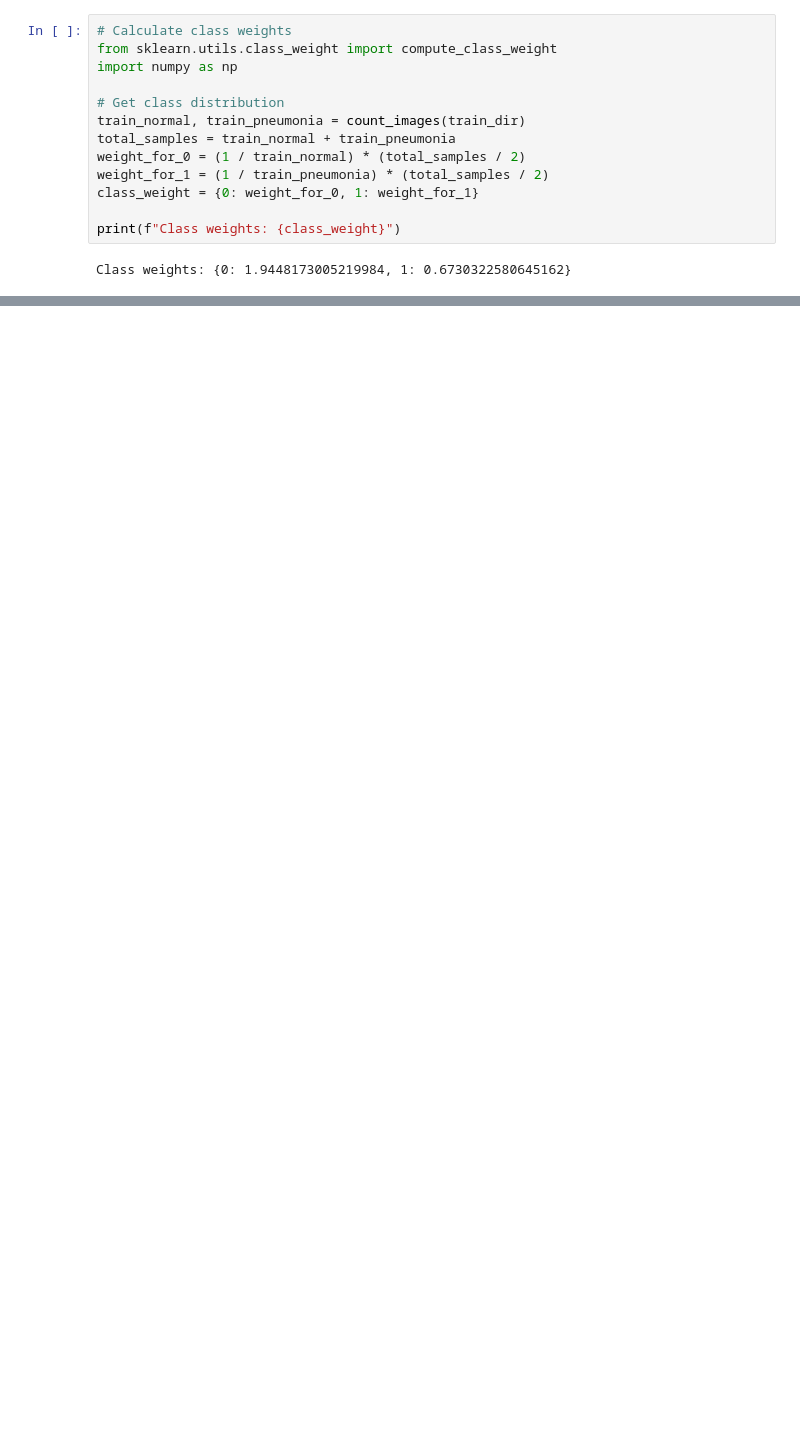
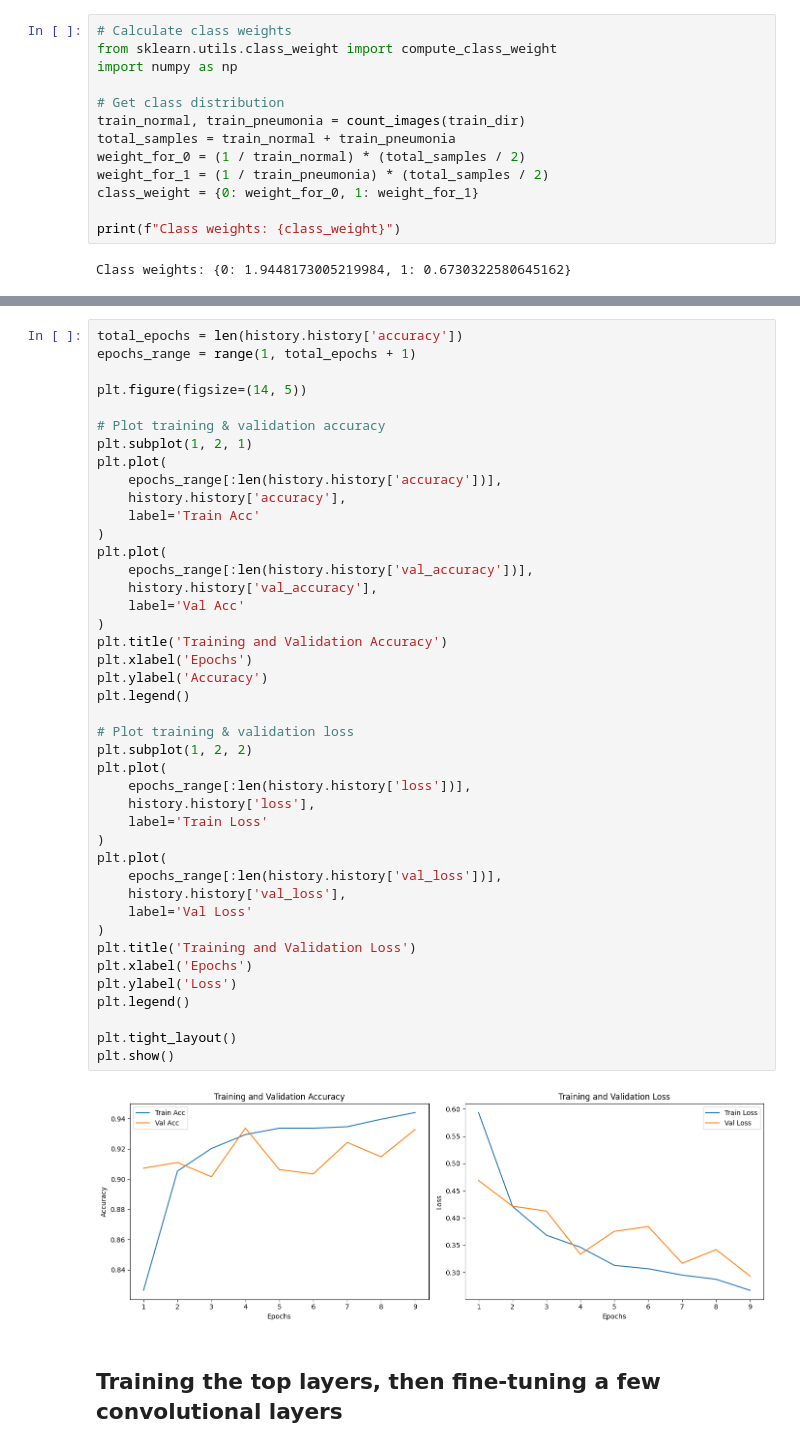
Before and after one commit to AkashKK25/pneumonia-xray-detection, a Jupyter notebook: notebooks/pneumonia_classification.ipynb, the cells around one changed output, grey strips where cells are left out. Saved outputs shown, nothing was run; the diff lists cells and outputs as text; blank space fills up the shorter version.

```diff
--- a/notebooks/pneumonia_classification.ipynb
+++ b/notebooks/pneumonia_classification.ipynb
@@ -278,0 +365,46 @@ Model: "functional"
+# %%
+total_epochs = len(history.history['accuracy'])
+epochs_range = range(1, total_epochs + 1)
+
+plt.figure(figsize=(14, 5))
+
+# Plot training & validation accuracy
+plt.subplot(1, 2, 1)
+plt.plot(
+    epochs_range[:len(history.history['accuracy'])],
+    history.history['accuracy'],
+    label='Train Acc'
+)
+plt.plot(
+    epochs_range[:len(history.history['val_accuracy'])],
+    history.history['val_accuracy'],
+    label='Val Acc'
+)
+plt.title('Training and Validation Accuracy')
+plt.xlabel('Epochs')
+plt.ylabel('Accuracy')
+plt.legend()
+
+# Plot training & validation loss
+plt.subplot(1, 2, 2)
+plt.plot(
+    epochs_range[:len(history.history['loss'])],
+    history.history['loss'],
+    label='Train Loss'
+)
+plt.plot(
+    epochs_range[:len(history.history['val_loss'])],
+    history.history['val_loss'],
+    label='Val Loss'
+)
+plt.title('Training and Validation Loss')
+plt.xlabel('Epochs')
+plt.ylabel('Loss')
+plt.legend()
+
+plt.tight_layout()
+plt.show()
+# %% [output]
+[figure, added]
+# %% [markdown]
+## Training the top layers, then fine-tuning a few convolutional layers
```
Also changed, not shown: parts of 30 cells of this notebook.
